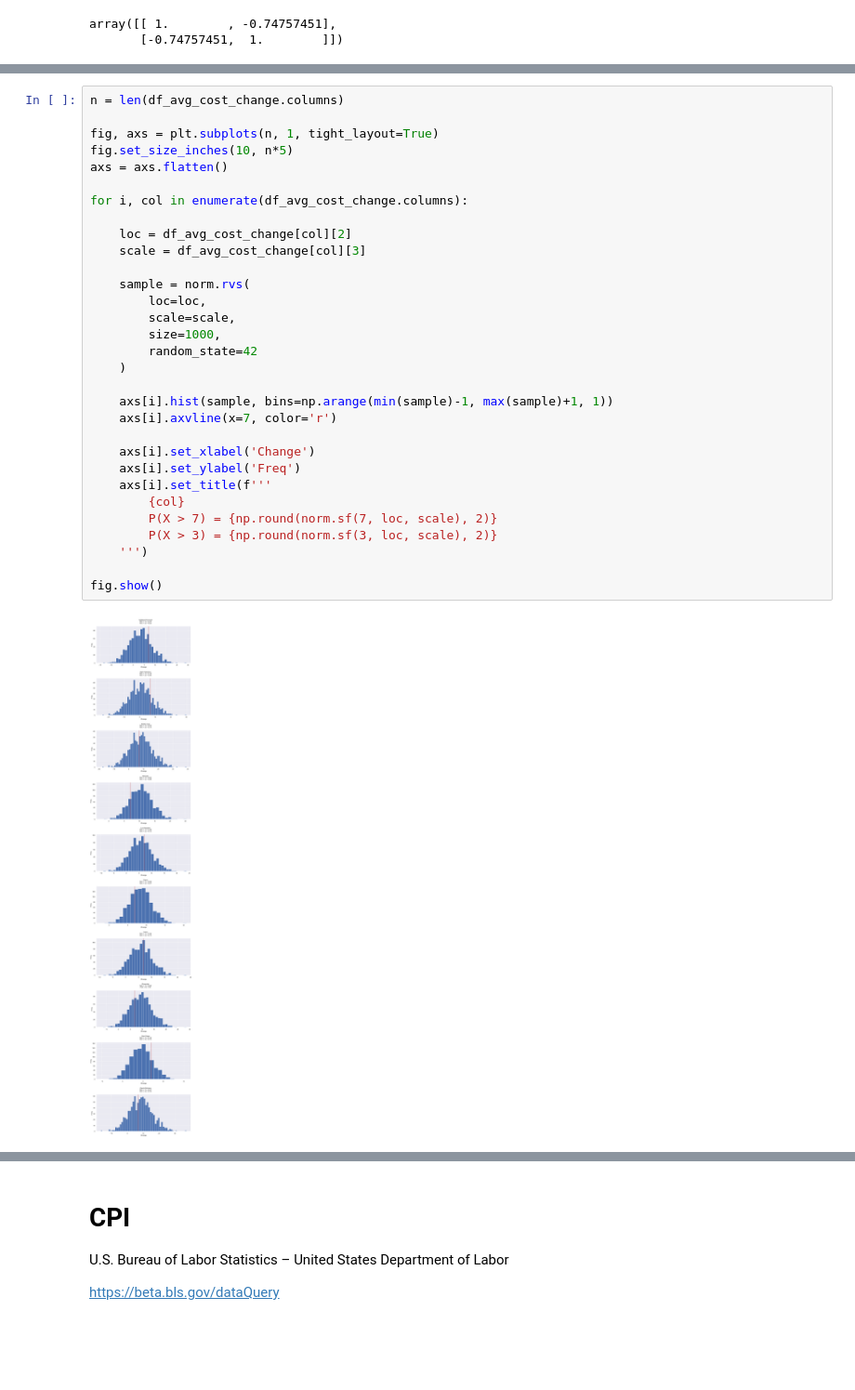
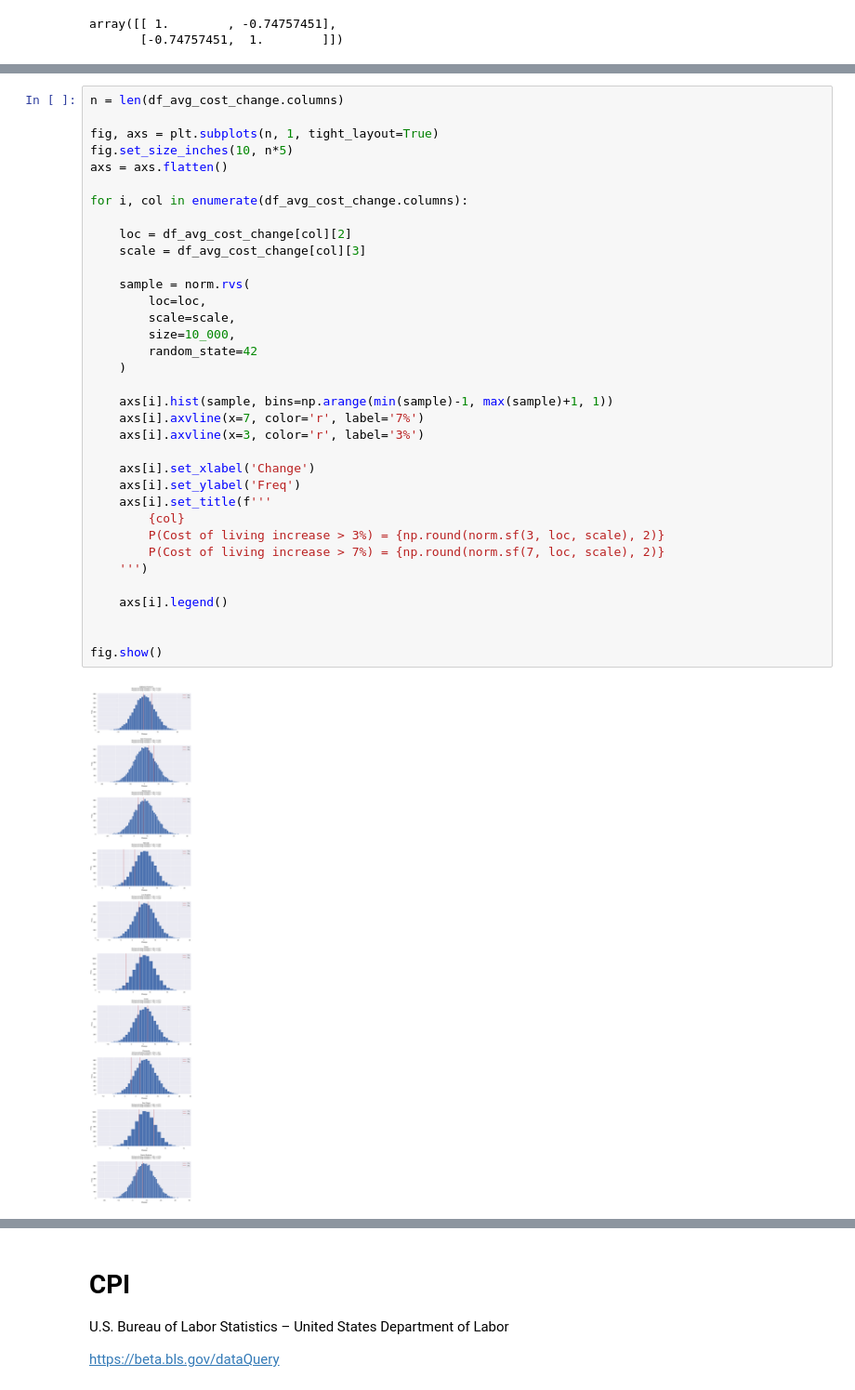
Before and after one commit to NeotenicPrimate/UawAnalysis, a Jupyter notebook: usbls_api.ipynb, the cells around one changed output, grey strips where cells are left out. Shown at 93% size. Saved outputs shown, nothing was run; the diff lists cells and outputs as text; blank space fills up the shorter version.

```diff
--- a/usbls_api.ipynb
+++ b/usbls_api.ipynb
@@ -79,33 +83,37 @@ array([[ 1.        , -0.74757451],
 # %%
 n = len(df_avg_cost_change.columns)
 
 fig, axs = plt.subplots(n, 1, tight_layout=True)
 fig.set_size_inches(10, n*5)
 axs = axs.flatten()
 
 for i, col in enumerate(df_avg_cost_change.columns):
 
     loc = df_avg_cost_change[col][2]
     scale = df_avg_cost_change[col][3]
 
     sample = norm.rvs(
         loc=loc,
         scale=scale,
-        size=1000,
+        size=10_000,
         random_state=42
     )
 
     axs[i].hist(sample, bins=np.arange(min(sample)-1, max(sample)+1, 1))
-    axs[i].axvline(x=7, color='r')
+    axs[i].axvline(x=7, color='r', label='7%')
+    axs[i].axvline(x=3, color='r', label='3%')
 
     axs[i].set_xlabel('Change')
     axs[i].set_ylabel('Freq')
     axs[i].set_title(f'''
         {col}
-        P(X > 7) = {np.round(norm.sf(7, loc, scale), 2)}
-        P(X > 3) = {np.round(norm.sf(3, loc, scale), 2)}
+        P(Cost of living increase > 3%) = {np.round(norm.sf(3, loc, scale), 2)}
+        P(Cost of living increase > 7%) = {np.round(norm.sf(7, loc, scale), 2)}
     ''')
 
+    axs[i].legend()
+
+
 fig.show()
 # %% [output]
-[figure, old version]
+[figure, new version]
```
Also changed, not shown: parts of 12 cells of this notebook.
